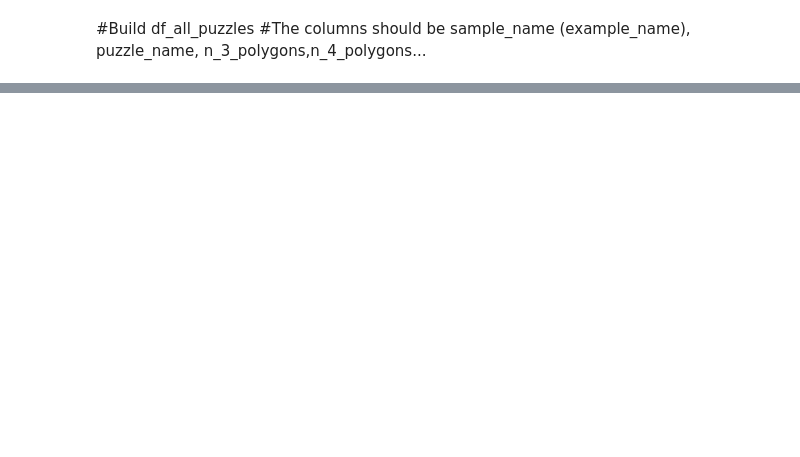
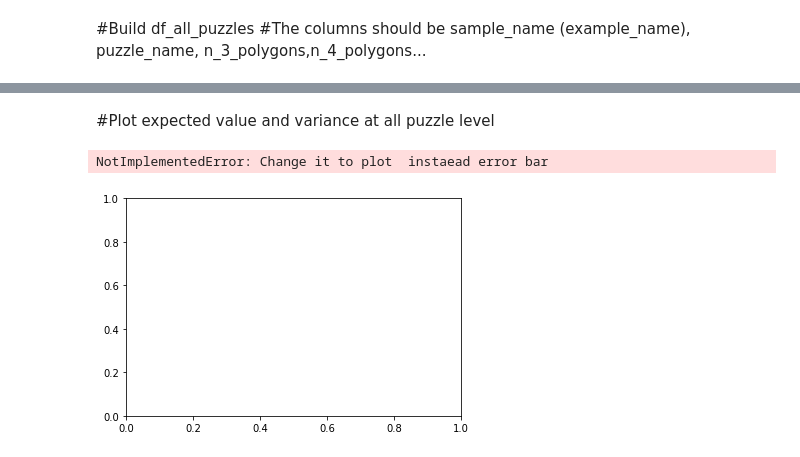
Before and after one commit to yanivohayon8/enumerating_convex_partitions, a Jupyter notebook: notebooks/2_5_points_samples.ipynb, the cells around one changed output, grey strips where cells are left out. Drawn from its saved outputs; the diff is of its cells as text; code cells hidden in the pictures; blank space fills up the shorter version.

```diff
--- a/notebooks/2_5_points_samples.ipynb
+++ b/notebooks/2_5_points_samples.ipynb
@@ -92,0 +166,21 @@ print(len(all_puzzles))
+# %% [markdown]
+#Plot expected value and variance at all puzzle level
+# %%
+fig, ax = plt.subplots()
+groupby = all_puzzles.groupby(["name"])
+
+xs = range(len(groupby))
+for col in list(all_puzzles.columns):
+    if "polygon_" in col:
+        # Change it to plot
+        raise NotImplementedError("Change it to plot  instaead error bar")
+        ax.errorbar(xs,
+                    groupby[col].mean().values.tolist(),
+                    groupby[col].std().values.tolist(),
+                    fmt="-o",label=col)
+fig.suptitle("Stats by puzzle")
+ax.legend()
+plt.show()
+# %% [output]
+NotImplementedError: Change it to plot  instaead error bar
+[figure, added]
```
Also changed, not shown: parts of 14 cells of this notebook, 9 other files.
